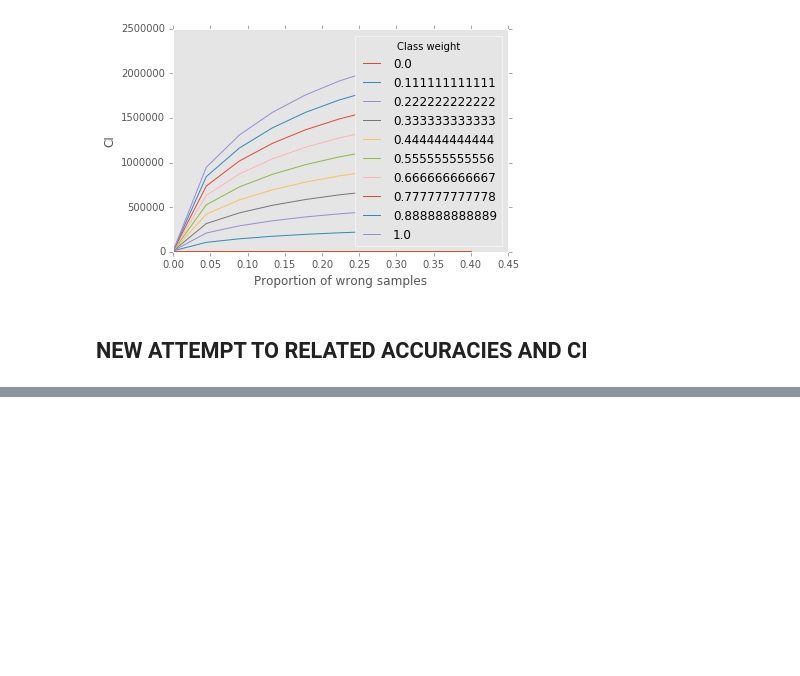
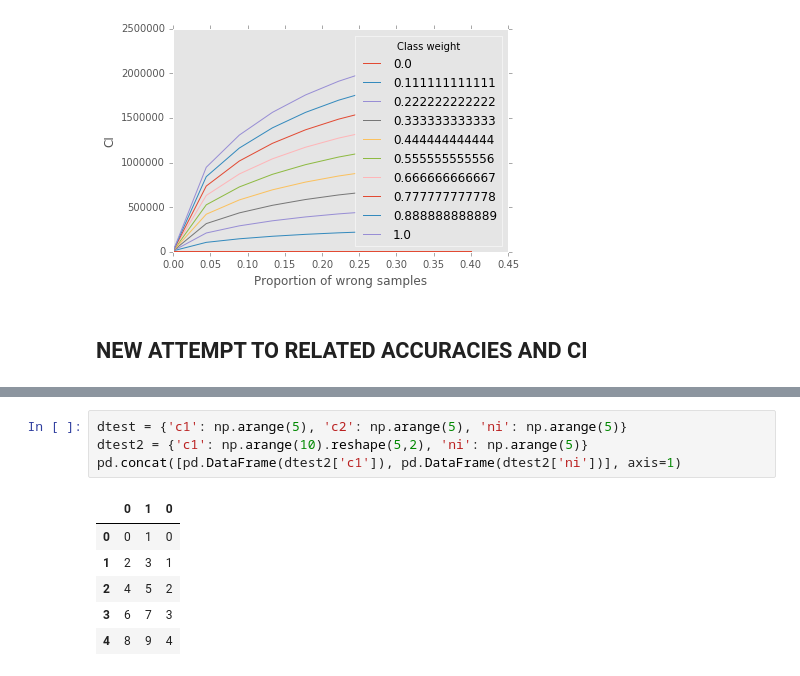
Before and after one commit to parevalo/workflow, a Jupyter notebook: multi_scene/other/accuracy_ci_experiment.ipynb, the cells around one changed output, grey strips where cells are left out. Cells and saved outputs as stored; diff of their text form; blank space fills up the shorter version.

```diff
--- a/multi_scene/other/optimization_test.ipynb
+++ b/multi_scene/other/accuracy_ci_experiment.ipynb
@@ -267,0 +289,11 @@ True
+# %%
+dtest = {'c1': np.arange(5), 'c2': np.arange(5), 'ni': np.arange(5)}
+dtest2 = {'c1': np.arange(10).reshape(5,2), 'ni': np.arange(5)}
+pd.concat([pd.DataFrame(dtest2['c1']), pd.DataFrame(dtest2['ni'])], axis=1)
+# %% [output]
+|  | 0 | 1 | 0 |
+| 0 | 0 | 1 | 0 |
+| 1 | 2 | 3 | 1 |
+| 2 | 4 | 5 | 2 |
+| 3 | 6 | 7 | 3 |
+| 4 | 8 | 9 | 4 |
```
Also changed, not shown: parts of 8 cells of this notebook.
